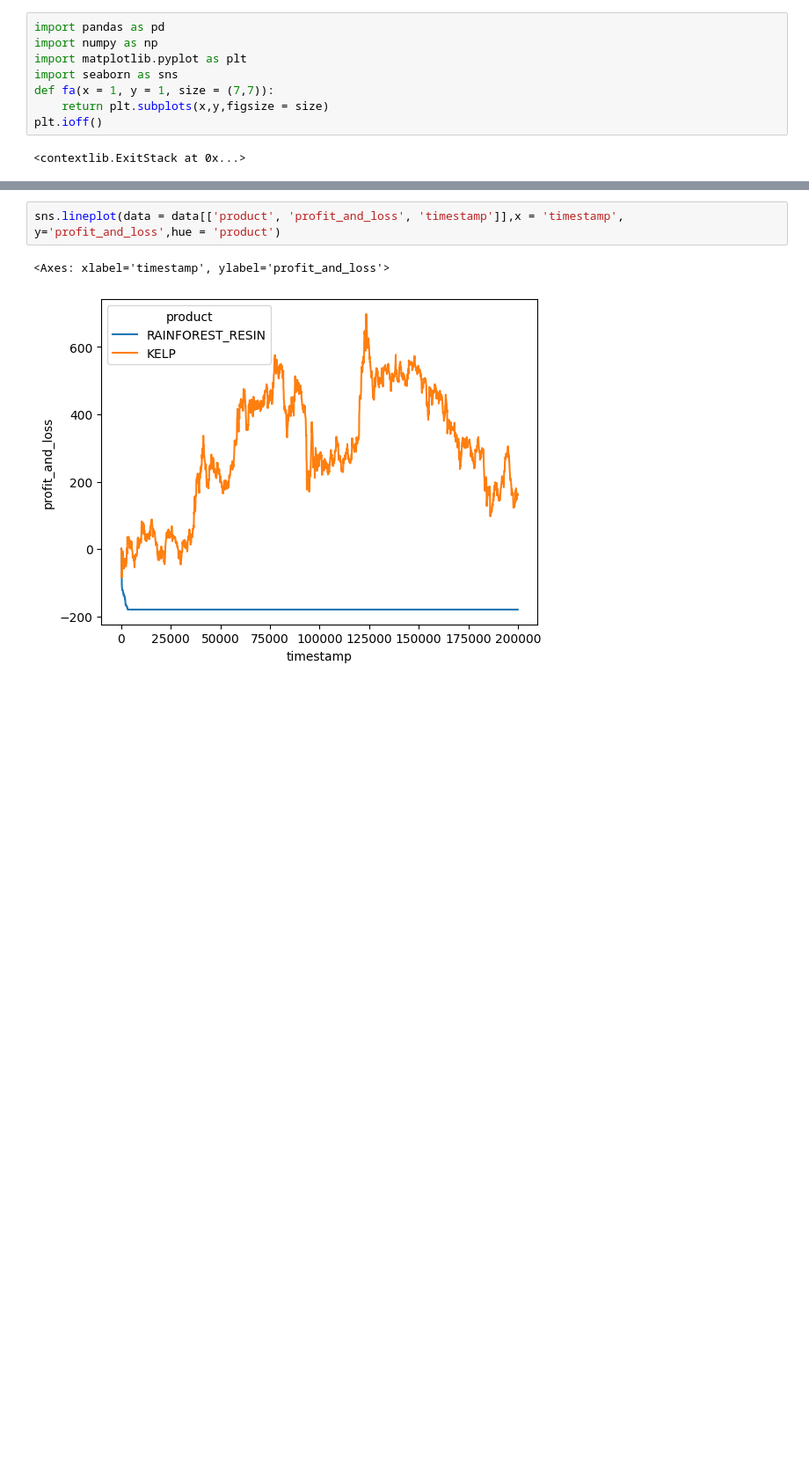
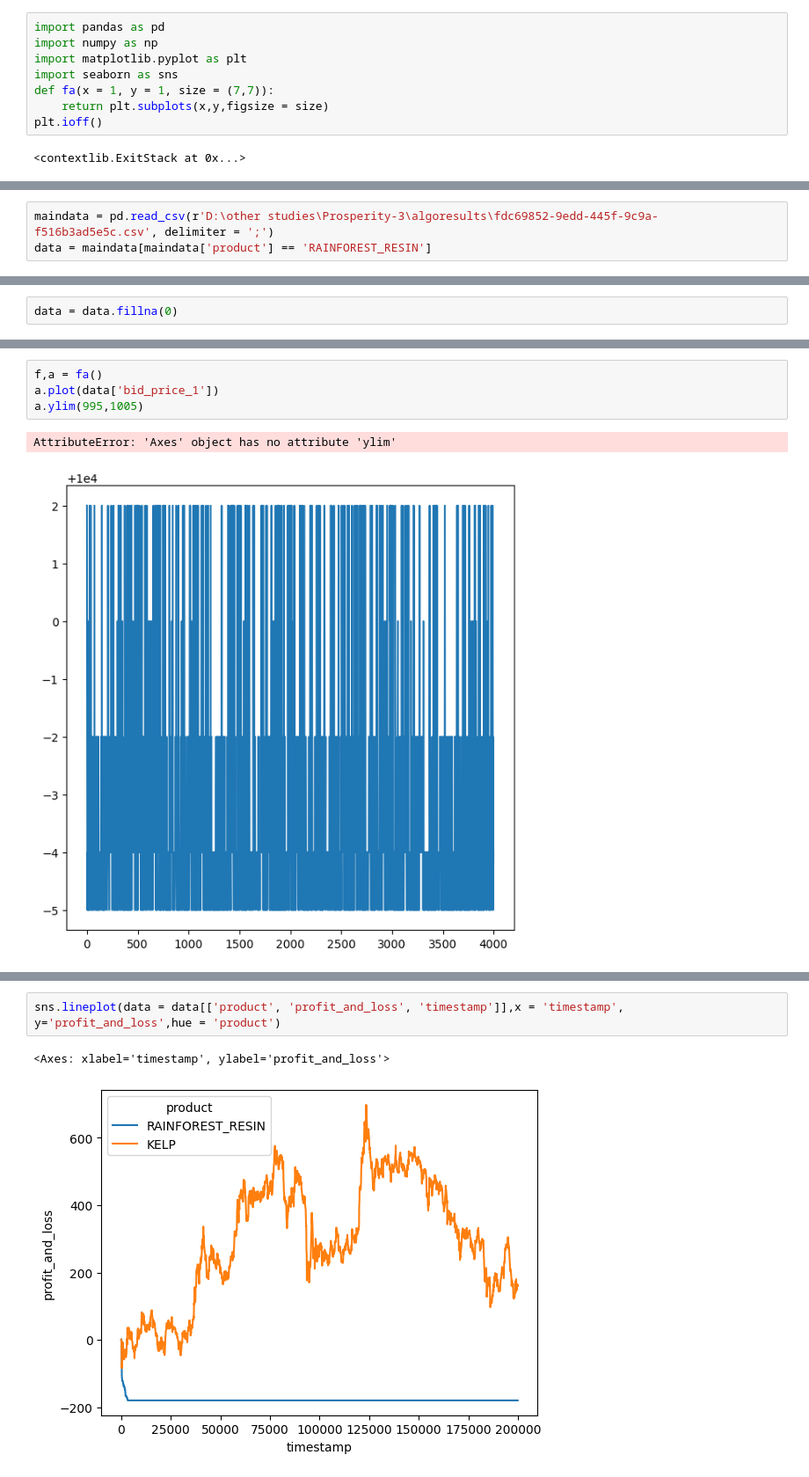
Before and after one commit to nineninesixteensixtn/BANDO, a Jupyter notebook: algoresults/workingfile.ipynb, the cells around one changed output, grey strips where cells are left out. Shown: that part at 88% size. Cells and saved outputs as stored; diff of their text form; blank space fills up the shorter version.

```diff
--- a/algoresults/workingfile.ipynb
+++ b/algoresults/workingfile.ipynb
@@ -28,0 +35,3 @@ data
+# %%
+maindata = pd.read_csv(r'D:\other studies\Prosperity-3\algoresults\fdc69852-9edd-445f-9c9a-f516b3ad5e5c.csv', delimiter = ';')
+data = maindata[maindata['product'] == 'RAINFOREST_RESIN']
@@ -28,0 +54,2 @@ data
+# %%
+data = data.fillna(0)
@@ -28,0 +71,7 @@ data
+# %%
+f,a = fa()
+a.plot(data['bid_price_1'])
+a.ylim(995,1005)
+# %% [output]
+AttributeError: 'Axes' object has no attribute 'ylim'
+[figure, added]
```
Also changed, not shown: parts of 20 cells of this notebook, 2 other files.
